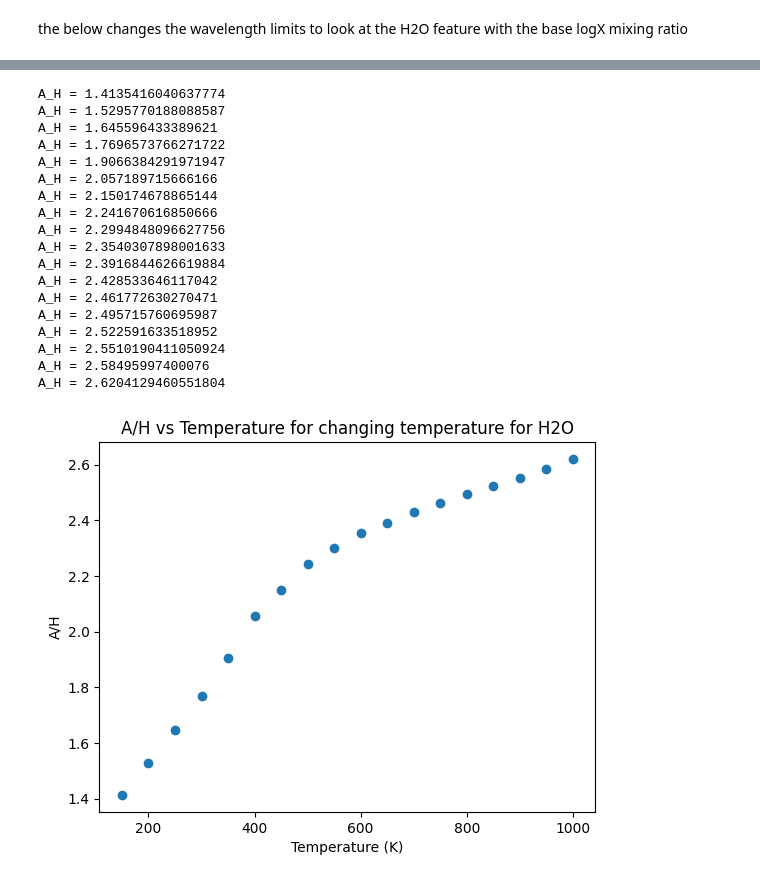
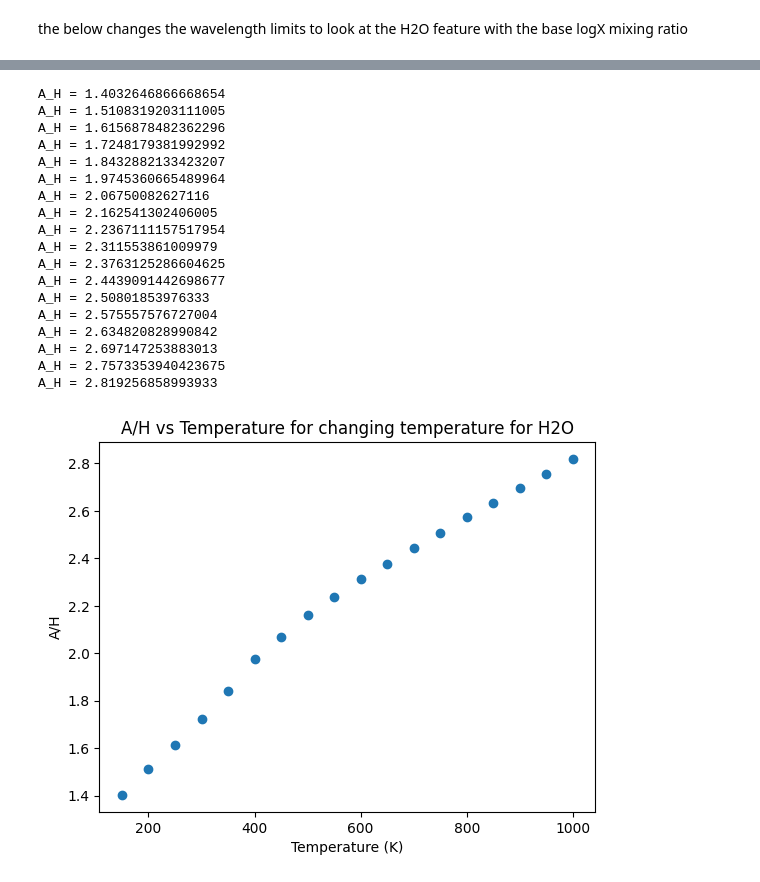
Before and after one commit to JackDavidMaher/Group-Studies---Exoplanets, a Jupyter notebook: Notebooks/Evelyn2.ipynb, the cells around one changed output, grey strips where cells are left out. Saved outputs shown, nothing was run; the diff lists cells and outputs as text; code cells hidden in the pictures.

```diff
--- a/Notebooks/Evelyn2.ipynb
+++ b/Notebooks/Evelyn2.ipynb
@@ -12,7 +12,7 @@ import warnings
 warnings.filterwarnings('ignore')
 import numpy as np
 import matplotlib.pyplot as plt
-import pandas as pd
+#import pandas as pd
 
 A_H_Array = []
 feature_height_ppm_Array = []
@@ -267,7 +267,7 @@ while rowCount < len(planetaryParameters):
 	depth_data = transit_depth
 
 	# 2. Find Left Trough (4-4.3 um)
-	left_mask = (lam_data >= 1.2) & (lam_data <= 1.35)   #H2O feature
+	left_mask = (lam_data >= 1.24) & (lam_data <= 1.29)   #H2O feature
 	#left_mask = (lam_data >= 4.1) & (lam_data <= 4.15)   # CO2 feature
 	# Extract values in that window
 	left_depth_values = depth_data[left_mask]
@@ -277,11 +277,11 @@ while rowCount < len(planetaryParameters):
 	left_lam_target = np.mean(left_lam_values)
 
 	# 3. Find Right Trough (4.6-4.8 um)
-	right_mask = (lam_data >= 1.45) & (lam_data <= 1.6)   #H2O feature
+	# right_mask = (lam_data >= 1.45) & (lam_data <= 1.6)   #H2O feature
 	#right_mask = (lam_data >= 4.6) & (lam_data <= 4.8)   # CO2 feature
 
 	# 4. Identify the Peak region between those two troughs
-	peak_mask = (lam_data >= 1.38) & (lam_data <= 1.42)   #H2O feature
+	peak_mask = (lam_data >= 1.38) & (lam_data <= 1.41)   #H2O feature
     #peak_mask = (lam_data >= 4.25) & (lam_data <= 4.28)   # CO2 feature
 	# Extract values in that window
 	peak_region_depths = depth_data[peak_mask]
@@ -320,4 +320,8 @@ plt.xlabel('Temperature (K)')
 plt.ylabel('A/H')
 plt.title('A/H vs Temperature for changing temperature for H2O')
 plt.show()
+
+
+A_H_original = A_H_Array.copy()
+temp_original = temp_values.copy()
 # %% [output]
@@ -352,7 +356,7 @@ import warnings
 warnings.filterwarnings('ignore')
 import numpy as np
 import matplotlib.pyplot as plt
-import pandas as pd
+#import pandas as pd
 
 A_H_Array = []
 feature_height_ppm_Array = []
@@ -606,7 +610,7 @@ while rowCount < len(planetaryParameters):
 	depth_data = transit_depth
 
 	# 2. Find Left Trough (4-4.3 um)
-	left_mask = (lam_data >= 1.2) & (lam_data <= 1.35)   #H2O feature
+	left_mask = (lam_data >= 1.24) & (lam_data <= 1.29)   #H2O feature
 	#left_mask = (lam_data >= 4.1) & (lam_data <= 4.15)   # CO2 feature
 	# Extract values in that window
 	left_depth_values = depth_data[left_mask]
@@ -616,11 +620,11 @@ while rowCount < len(planetaryParameters):
 	left_lam_target = np.mean(left_lam_values)
 
 	# 3. Find Right Trough (4.6-4.8 um)
-	right_mask = (lam_data >= 1.45) & (lam_data <= 1.6)   #H2O feature
+	# right_mask = (lam_data >= 1.45) & (lam_data <= 1.6)   #H2O feature
 	#right_mask = (lam_data >= 4.6) & (lam_data <= 4.8)   # CO2 feature
 
 	# 4. Identify the Peak region between those two troughs
-	peak_mask = (lam_data >= 1.38) & (lam_data <= 1.42)   #H2O feature
+	peak_mask = (lam_data >= 1.38) & (lam_data <= 1.41)   #H2O feature
     #peak_mask = (lam_data >= 4.25) & (lam_data <= 4.28)   # CO2 feature
 	# Extract values in that window
 	peak_region_depths = depth_data[peak_mask]
@@ -633,49 +637,52 @@ while rowCount < len(planetaryParameters):
 	feature_height_ppm = (peak_val - left_val) * 1e6
 	feature_height_ppm_Array.append(feature_height_ppm)
 
 
 	# The "Error" is the standard deviation of the points in the peak region
 	# This represents the local variation/noise in your model
 	peak_scatter_error_ppm = np.std(peak_region_depths) * 1e6
 
 
 	# print(f"--- {PName} ---")
 	# print(f"Feature Height: {feature_height_ppm:.2f} ppm")
 	# print(peak_x_value)
 
 	mu = mu/sc.u # convert back from kg to amu for scale height calculation
 	#print(f"The mean molecular weight is: {mu}")
 	scale_height = (sc.k * Tp) / (mu * gp * sc.m_p)
 	scale_height_array.append(scale_height)
 
 	A_H = feature_height_ratio * (Rs ** 2) / (2*scale_height*Rp)
 	A_H_Array.append(A_H)
 	print('A_H =', A_H)
 
 	rowCount += 1
 
 plt.scatter(temp_values, A_H_Array, marker='o')
 plt.xlabel('Temperature (K)')
 plt.ylabel('A/H')
 plt.title('A/H vs Temperature for changing temperature for H2O')
 plt.show()
+
+A_H_1 = A_H_Array.copy()
+temp_1 = temp_values.copy()
 # %% [output]
-A_H = 1.4135416040637774
-A_H = 1.5295770188088587
-A_H = 1.645596433389621
-A_H = 1.7696573766271722
-A_H = 1.9066384291971947
-A_H = 2.057189715666166
-A_H = 2.150174678865144
-A_H = 2.241670616850666
-A_H = 2.2994848096627756
-A_H = 2.3540307898001633
-A_H = 2.3916844626619884
-A_H = 2.428533646117042
-A_H = 2.461772630270471
-A_H = 2.495715760695987
-A_H = 2.522591633518952
-A_H = 2.5510190411050924
-A_H = 2.58495997400076
-A_H = 2.6204129460551804
+A_H = 1.4032646866668654
+A_H = 1.5108319203111005
+A_H = 1.6156878482362296
+A_H = 1.7248179381992992
+A_H = 1.8432882133423207
+A_H = 1.9745360665489964
+A_H = 2.06750082627116
+A_H = 2.162541302406005
+A_H = 2.2367111157517954
+A_H = 2.311553861009979
+A_H = 2.3763125286604625
+A_H = 2.4439091442698677
+A_H = 2.50801853976333
+A_H = 2.575557576727004
+A_H = 2.634820828990842
+A_H = 2.697147253883013
+A_H = 2.7573353940423675
+A_H = 2.819256858993933
-[figure, old version]
+[figure, new version]
```
Also changed, not shown: parts of 3 cells of this notebook.
